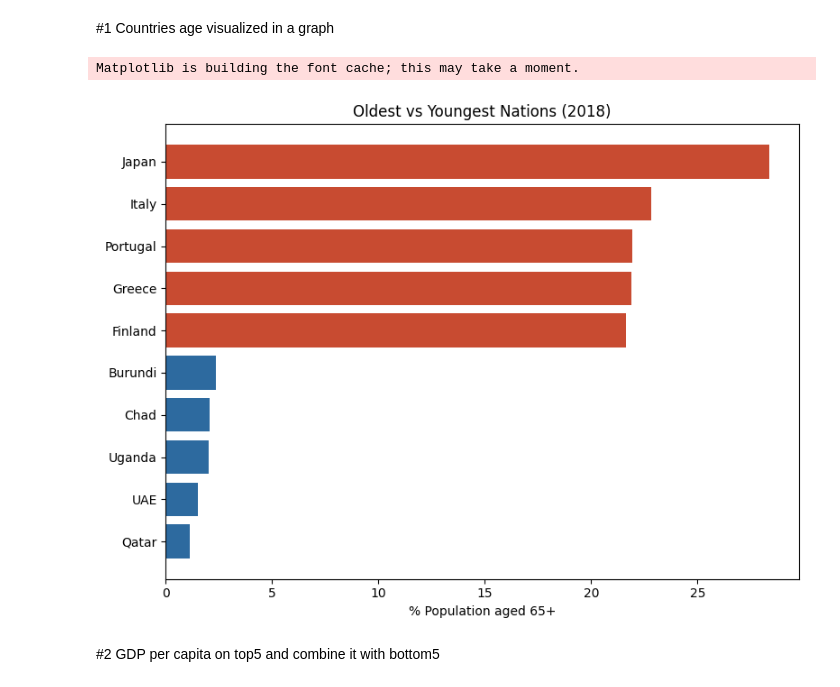
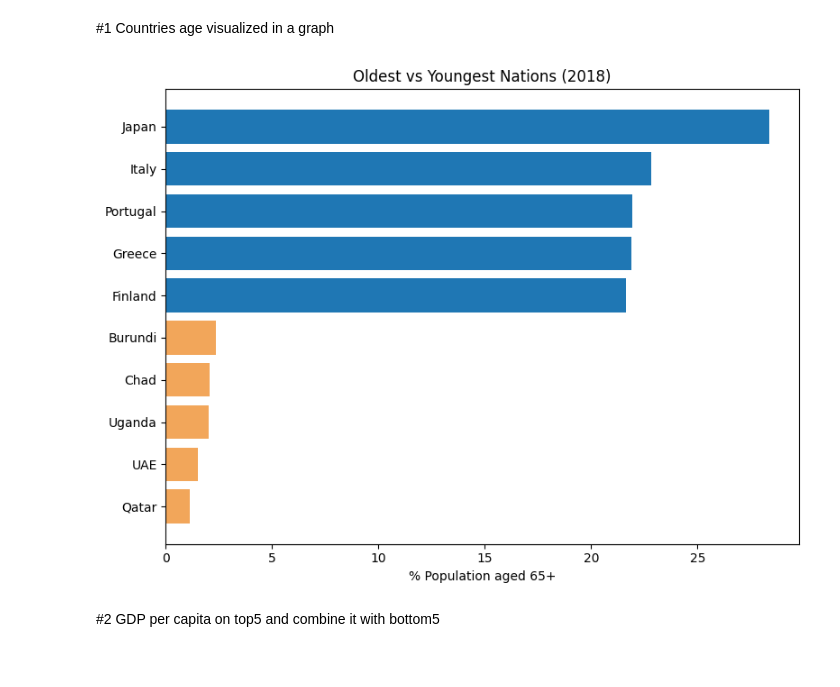
Before and after one commit to rachelv2/first_project, a Jupyter notebook: notebooks/data_cleaning_beatriz.ipynb, the cells around one changed output. Cells and saved outputs as stored; diff of their text form; code cells hidden in the pictures.

```diff
--- a/notebooks/data_cleaning_beatriz.ipynb
+++ b/notebooks/data_cleaning_beatriz.ipynb
@@ -1113,35 +1113,34 @@ Starting to get visualizations:
 # %%
 import matplotlib.pyplot as plt
 
 data = [
     {"country": "Japan",   "pct_65": 28.35, "rank": 1},
     {"country": "Italy",   "pct_65": 22.81, "rank": 2},
     {"country": "Portugal","pct_65": 21.93, "rank": 3},
     {"country": "Greece",  "pct_65": 21.90, "rank": 4},
     {"country": "Finland", "pct_65": 21.62, "rank": 5},
     {"country": "Burundi", "pct_65": 2.36,  "rank": 156},
     {"country": "Chad",    "pct_65": 2.05,  "rank": 158},
     {"country": "Uganda",  "pct_65": 2.01,  "rank": 159},
     {"country": "UAE",     "pct_65": 1.50,  "rank": 161},
     {"country": "Qatar",   "pct_65": 1.14,  "rank": 162},
 ]
 
 df = pl.DataFrame(data).sort("pct_65", descending=True)
 
 # Plot
 fig, ax = plt.subplots(figsize=(8, 6))
 
-ax.barh(df["country"], df["pct_65"], color=["#C84B31"]*5 + ["#2D6A9F"]*5)
+ax.barh(df["country"], df["pct_65"], color=["#1f77b4"]*5 + ["#f2a65a"]*5)
 
 ax.set_xlabel("% Population aged 65+")
 ax.set_title("Oldest vs Youngest Nations (2018)")
 ax.invert_yaxis()
 
 plt.tight_layout()
 plt.show()
 # %% [output]
-Matplotlib is building the font cache; this may take a moment.
-[figure, old version]
+[figure, new version]
 # %% [markdown]
 #2 GDP per capita on top5 and combine it with bottom5
 # %%
```
Also changed, not shown: parts of 2 cells of this notebook, 1 other file.
